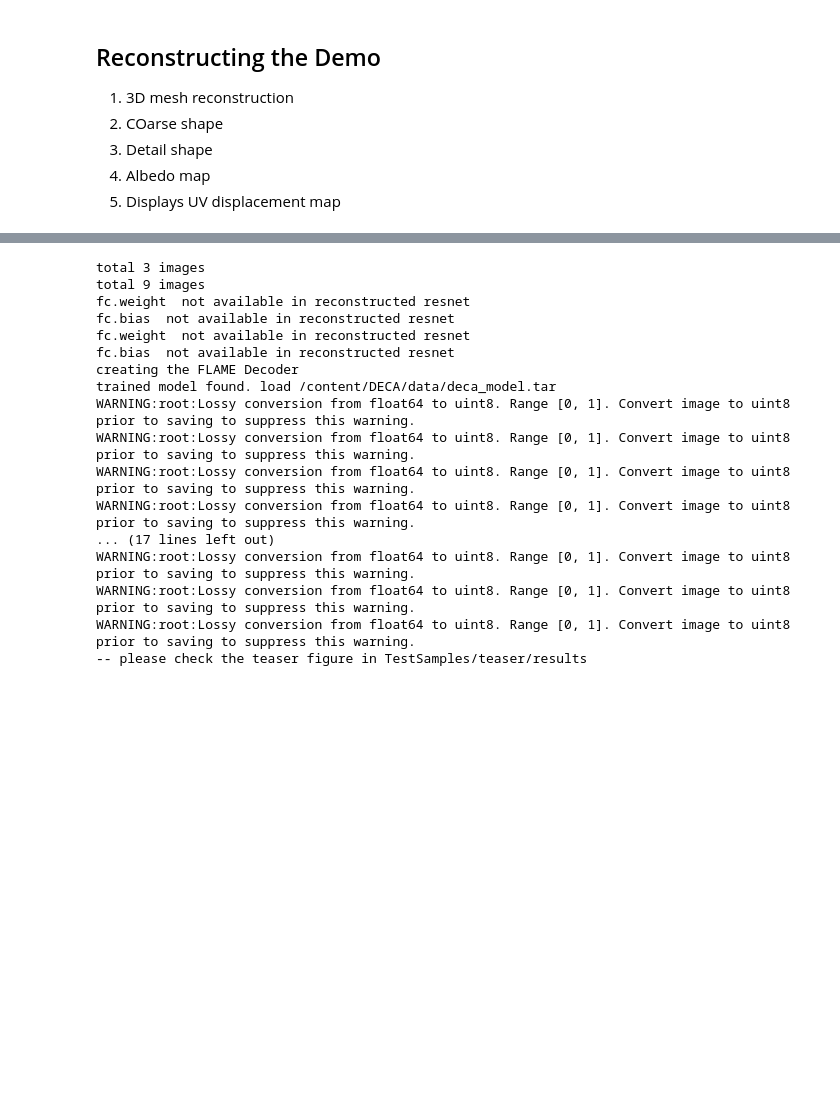
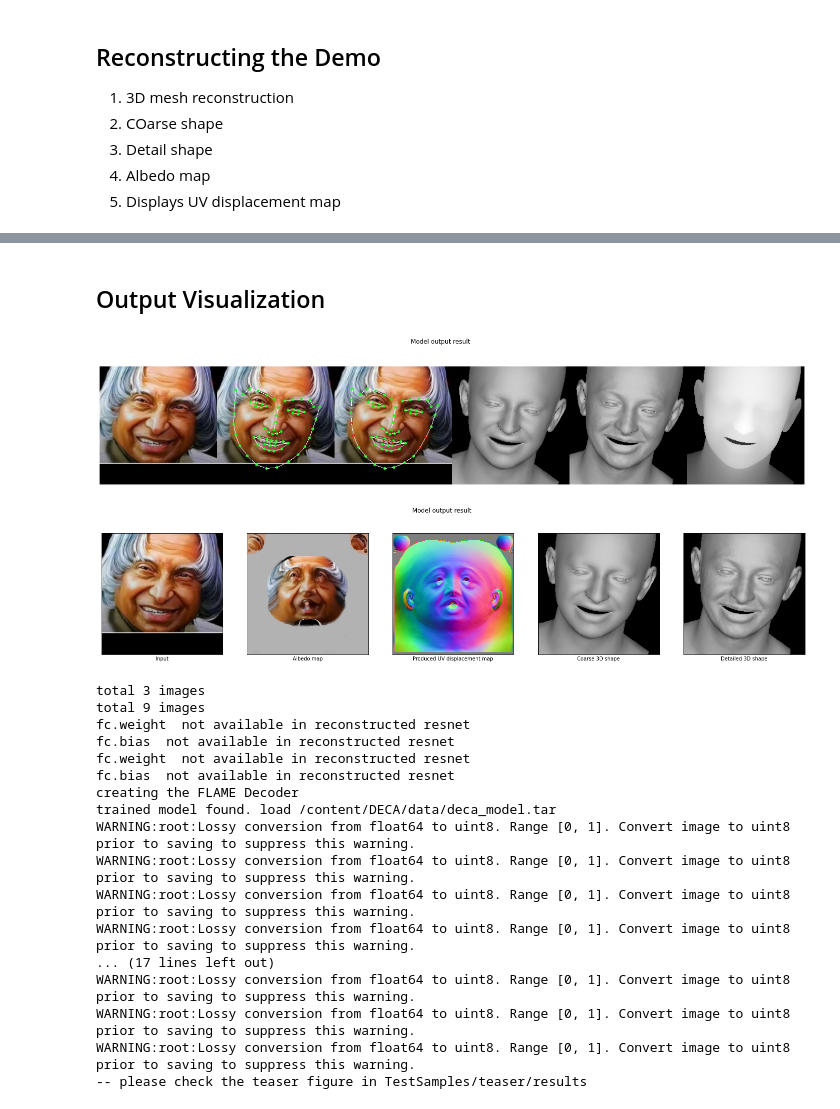
Before and after one commit to sayan0506/3D-Deep-Learning-Implementations, a Jupyter notebook: DECA_implementation.ipynb, the cells around one changed output, grey strips where cells are left out. Saved outputs shown, nothing was run; the diff lists cells and outputs as text; code cells hidden in the pictures; blank space fills up the shorter version.

```diff
--- a/DECA_implementation.ipynb
+++ b/DECA_implementation.ipynb
@@ -186,3 +204,56 @@ please check the test path: /content/Input_img
+# %% [markdown]
+## Output Visualization
+# %%
+fig1 = plt.figure(figsize=(25,5))
+fig1.suptitle('Model output result')
+im_result = plt.imread('/content/output_img/missile_man_vis.jpg')
+plt.imshow(im_result)
+plt.axis('off')
+
+
+fig2 = plt.figure(figsize=(25,5))
+fig2.suptitle('Model output result')
+im_albedo = plt.imread('/content/output_img/missile_man/missile_man.png')
+im_input = plt.imread('/content/output_img/missile_man/missile_man_inputs.jpg')
+im_uv = plt.imread('/content/output_img/missile_man/missile_man_normals.png')
+im_coarse = plt.imread('/content/output_img/missile_man/missile_man_shape_images.jpg')
+im_detail = plt.imread('/content/output_img/missile_man/missile_man_shape_detail_images.jpg')
+
+
+fig2.add_subplot(1,5,1)
+plt.imshow(im_input)
+plt.xticks([])
+plt.yticks([])
+plt.xlabel('Input')
+
+fig2.add_subplot(1,5,2)
+plt.imshow(im_albedo)
+plt.xticks([])
+plt.yticks([])
+plt.xlabel('Albedo map')
+
+fig2.add_subplot(1,5,3)
+plt.imshow(im_uv)
+plt.xticks([])
+plt.yticks([])
+plt.xlabel('Produced UV displacement map')
+
+fig2.add_subplot(1,5,4)
+plt.imshow(im_coarse)
+plt.xticks([])
+plt.yticks([])
+plt.xlabel('Coarse 3D shape')
+
+fig2.add_subplot(1,5,5)
+plt.imshow(im_detail)
+plt.xticks([])
+plt.yticks([])
+plt.xlabel('Detailed 3D shape')
+
+plt.show()
+# %% [output]
+[figure, added]
+[figure, added]
 # %%
 !python demos/demo_teaser.py
 # %% [output]
```
Also changed, not shown: parts of 3 cells of this notebook.
